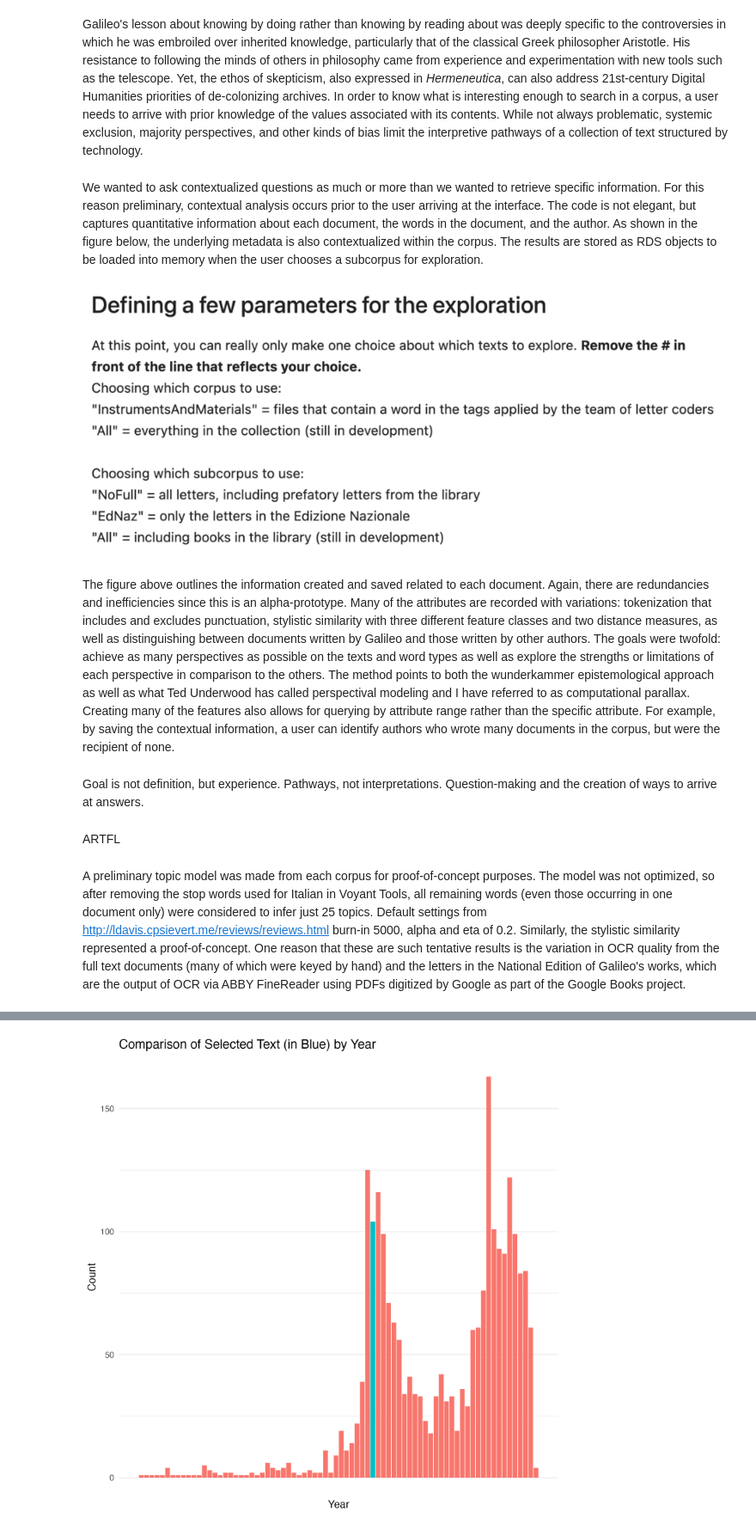
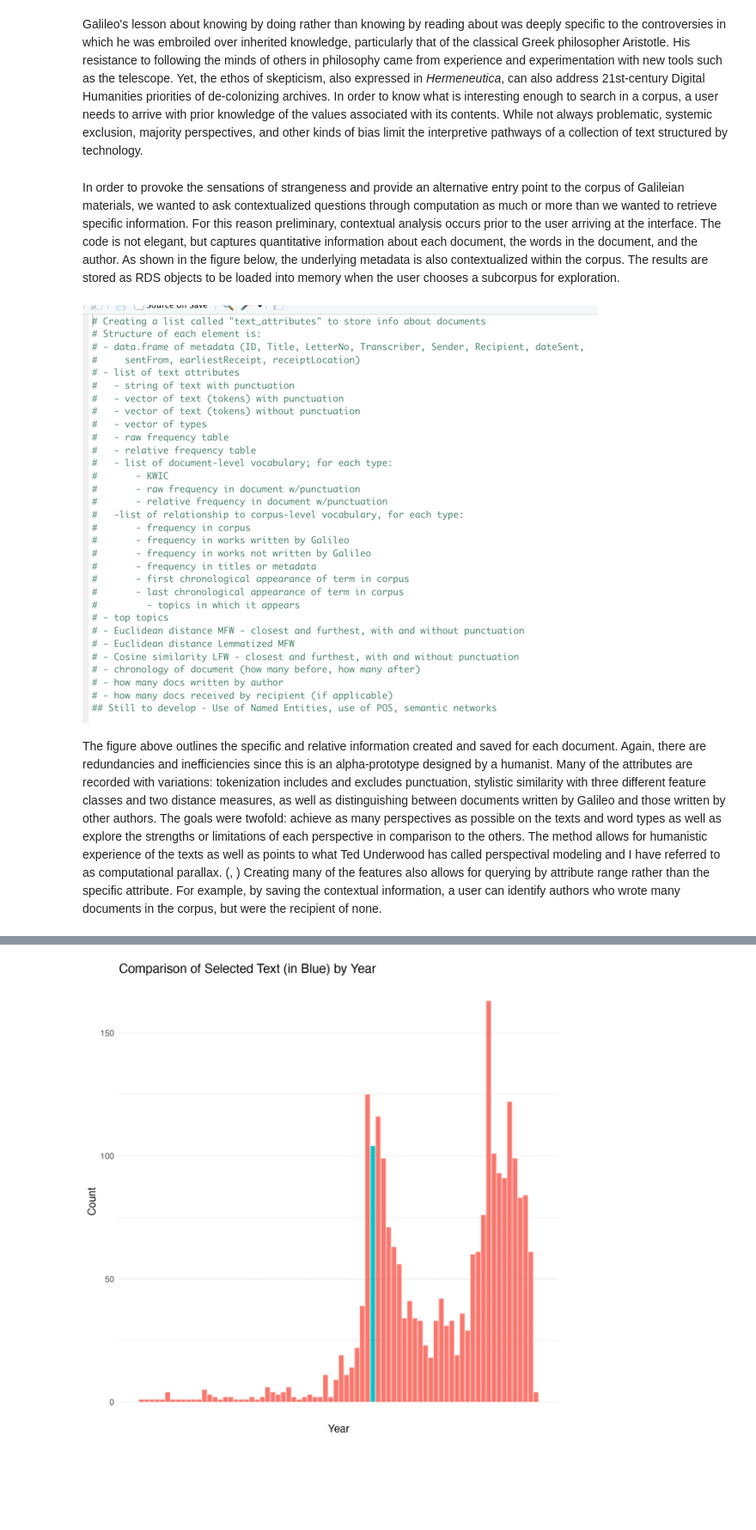
Before and after one commit to crystaljhall/GaLiLeO_JDH, a Jupyter notebook: GaLiLeO-JDH.ipynb, the cells around one changed output, grey strips where cells are left out. Shown at 86% size. Cells and saved outputs as stored; diff of their text form; code cells hidden in the pictures; blank space fills up the shorter version.

```diff
--- a/GaLiLeO-JDH.ipynb
+++ b/GaLiLeO-JDH.ipynb
@@ -151,16 +149,10 @@ The second caveat builds on this principle and comes from the 17th-century, Gali
 # %% [markdown]
 Galileo's lesson about knowing by doing rather than knowing by reading about was deeply specific to the controversies in which he was embroiled over inherited knowledge, particularly that of the classical Greek philosopher Aristotle. His resistance to following the minds of others in philosophy came from experience and experimentation with new tools such as the telescope. Yet, the ethos of skepticism, also expressed in *Hermeneutica*, can also address 21st-century Digital Humanities priorities of de-colonizing archives. In order to know what is interesting enough to search in a corpus, a user needs to arrive with prior knowledge of the values associated with its contents. While not always problematic, systemic exclusion, majority perspectives, and other kinds of bias limit the interpretive pathways of a collection of text structured by technology.
 # %% [markdown]
-We wanted to ask contextualized questions as much or more than we wanted to retrieve specific information. For this reason preliminary, contextual analysis occurs prior to the user arriving at the interface. The code is not elegant, but captures quantitative information about each document, the words in the document, and the author. As shown in the figure below, the underlying metadata is also contextualized within the corpus. The results are stored as RDS objects to be loaded into memory when the user chooses a subcorpus for exploration.
+In order to provoke the sensations of strangeness and provide an alternative entry point to the corpus of Galileian materials, we wanted to ask contextualized questions through computation as much or more than we wanted to retrieve specific information. For this reason preliminary, contextual analysis occurs prior to the user arriving at the interface. The code is not elegant, but captures quantitative information about each document, the words in the document, and the author. As shown in the figure below, the underlying metadata is also contextualized within the corpus. The results are stored as RDS objects to be loaded into memory when the user chooses a subcorpus for exploration.
 # %%
-display_png(file="./media/GaLiLeOParameters.png")
+display_png(file="./media/GaLiLeOTextAttributes.png")
 # %% [output]
-[figure, old version]
+[figure, new version]
 # %% [markdown]
-The figure above outlines the information created and saved related to each document. Again, there are redundancies and inefficiencies since this is an alpha-prototype. Many of the attributes are recorded with variations: tokenization that includes and excludes punctuation, stylistic similarity with three different feature classes and two distance measures, as well as distinguishing between documents written by Galileo and those written by other authors. The goals were twofold: achieve as many perspectives as possible on the texts and word types as well as explore the strengths or limitations of each perspective in comparison to the others. The method points to both the wunderkammer epistemological approach as well as what Ted Underwood has called perspectival modeling and I have referred to as computational parallax. Creating many of the features also allows for querying by attribute range rather than the specific attribute. For example, by saving the contextual information, a user can identify authors who wrote many documents in the corpus, but were the recipient of none.
+The figure above outlines the specific and relative information created and saved for each document. Again, there are redundancies and inefficiencies since this is an alpha-prototype designed by a humanist. Many of the attributes are recorded with variations: tokenization includes and excludes punctuation, stylistic similarity with three different feature classes and two distance measures, as well as distinguishing between documents written by Galileo and those written by other authors. The goals were twofold: achieve as many perspectives as possible on the texts and word types as well as explore the strengths or limitations of each perspective in comparison to the others. The method allows for humanistic experience of the texts as well as points to what Ted Underwood has called perspectival modeling and I have referred to as computational parallax. (<cite data-cite="1584927/4HDB2DPJ"></cite>, <cite data-cite="1584927/WKJA6LJE"></cite>) Creating many of the features also allows for querying by attribute range rather than the specific attribute. For example, by saving the contextual information, a user can identify authors who wrote many documents in the corpus, but were the recipient of none.
-# %% [markdown]
-Goal is not definition, but experience. Pathways, not interpretations. Question-making and the creation of ways to arrive at answers.
-# %% [markdown]
-ARTFL
-# %% [markdown]
-A preliminary topic model was made from each corpus for proof-of-concept purposes. The model was not optimized, so after removing the stop words used for Italian in Voyant Tools, all remaining words (even those occurring in one document only) were considered to infer just 25 topics. Default settings from http://ldavis.cpsievert.me/reviews/reviews.html burn-in 5000, alpha and eta of 0.2. Similarly, the stylistic similarity represented a proof-of-concept. One reason that these are such tentative results is the variation in OCR quality from the full text documents (many of which were keyed by hand) and the letters in the National Edition of Galileo's works, which are the output of OCR via ABBY FineReader using PDFs digitized by Google as part of the Google Books project.
```
Also changed, not shown: parts of 78 cells of this notebook, 9 other files.
